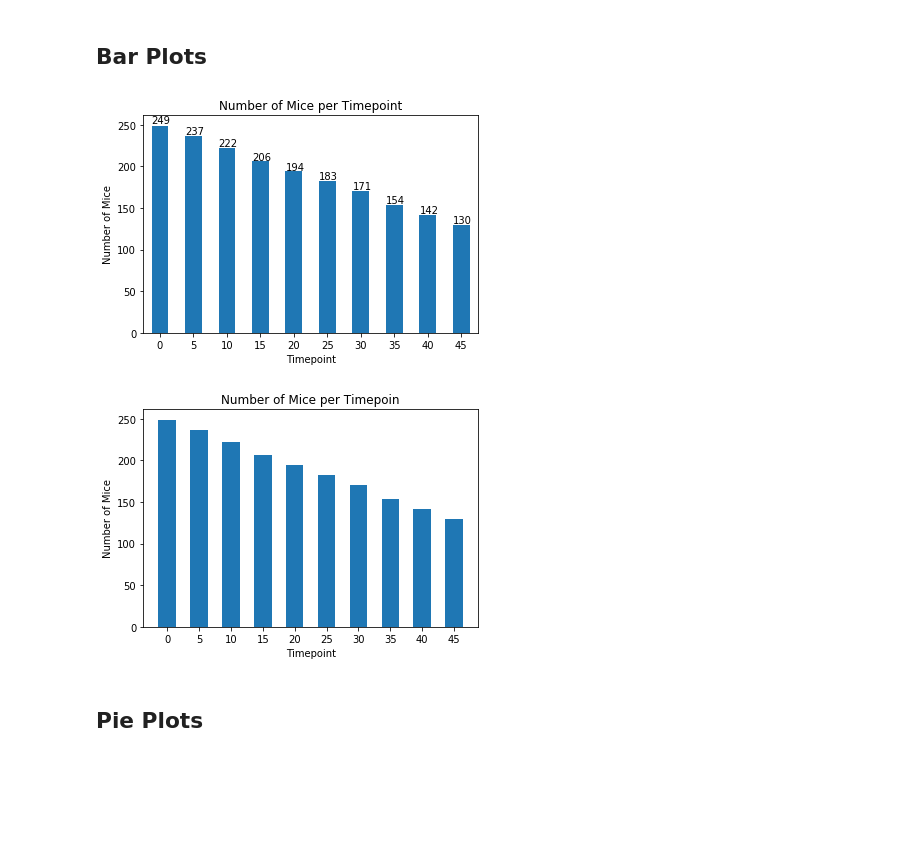
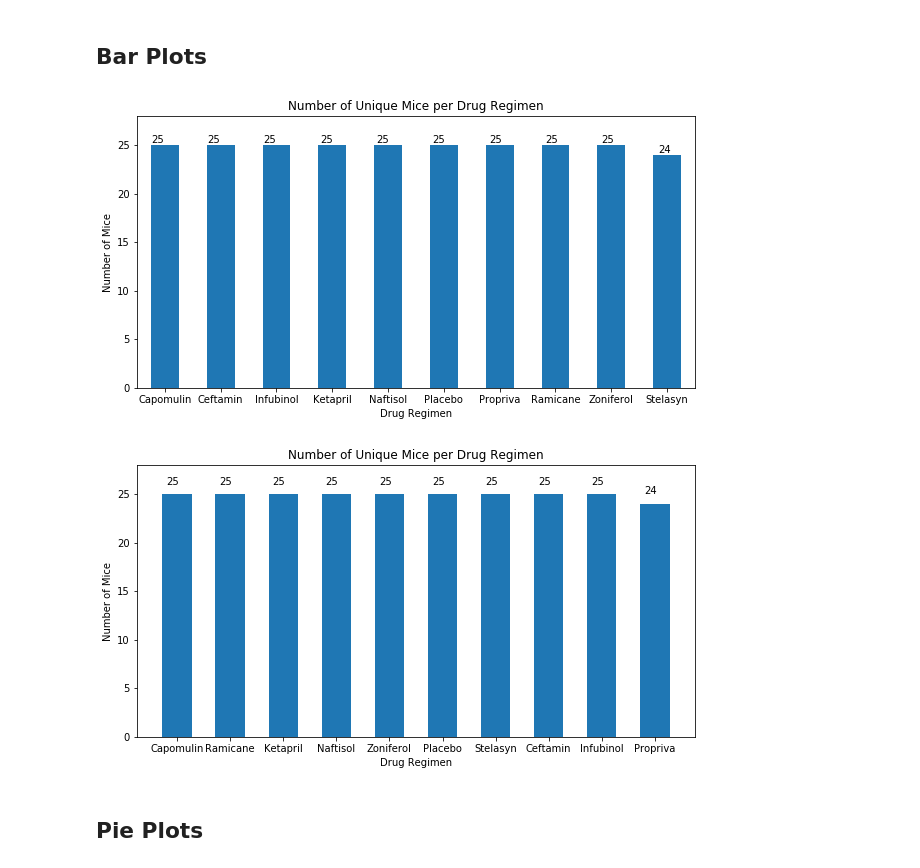
Before and after one commit to YANG007SUN/matplotlib-challenge, a Jupyter notebook: Pymaceuticals/pymaceuticals_starter.ipynb, the cells around one changed output. Cells and saved outputs as stored; diff of their text form; code cells hidden in the pictures; blank space fills up the shorter version.

```diff
--- a/Pymaceuticals/pymaceuticals_starter.ipynb
+++ b/Pymaceuticals/pymaceuticals_starter.ipynb
@@ -91,29 +104,44 @@ summary_stats_regimen
 ## Bar Plots
 # %%
 # Generate a bar plot showing the number of mice per time point for each treatment throughout the course of the study using pandas.
-num_of_count_timepoint = clean_masterdata.groupby("Timepoint").agg(count_of_mice = ("Timepoint","count"))
-num_chart = num_of_count_timepoint.plot(kind = "bar", legend = False, title = "Number of Mice per Timepoint",rot = 0)
+num_of_count_regimen = clean_masterdata.groupby("Drug Regimen").agg(count_of_mice = ("Mouse ID","nunique")).sort_values(by = "count_of_mice", ascending = False)
+num_chart = num_of_count_regimen.plot(kind = "bar", legend = False,
+                                      title = "Number of Unique Mice per Drug Regimen",
+                                      rot = 0,figsize = (10,5),ylim= (0,max(num_of_count_regimen["count_of_mice"])+3))
+
 num_chart.set_ylabel("Number of Mice")
+
 
 # getting value for each bar
 for p in num_chart.patches:
-     num_chart.annotate(str(p.get_height()), (p.get_x() * 1, p.get_height() * 1.01))
+     num_chart.annotate(str(p.get_height()), (p.get_x() * 1.01, p.get_height() * 1.01))
 
 plt.show()
 # %% [output]
-[figure, old version]
+[figure, new version]
 # %%
 # Generate a bar plot showing the number of mice per time point for each treatment throughout the course of the study using pyplot.
-timepoint_label = clean_masterdata["Timepoint"].value_counts().keys().astype(str)
-num_of_mice = clean_masterdata["Timepoint"].value_counts().values
+durg_regimen = clean_masterdata["Drug Regimen"].value_counts().keys().astype(str)
+num_of_mice = num_of_count_regimen["count_of_mice"].values
+
+plt.figure(figsize=(10,5))
 plt.bar(timepoint_label, num_of_mice, width=0.55)
-plt.xlabel("Timepoint")
+plt.xlabel("Drug Regimen")
 plt.ylabel("Number of Mice")
-plt.title("Number of Mice per Timepoin")
+plt.ylim(0,max(num_of_mice)+3)
+plt.title("Number of Unique Mice per Drug Regimen")
+
+
+# add value to the bar chart
+x_axis = -0.2
+for i in range(len(durg_regimen)):
+    plt.annotate(num_of_mice[i],(x_axis,num_of_mice[i]+1))
+    x_axis = x_axis+1
+
 
 plt.show()
 # %% [output]
-[figure, old version]
+[figure, new version]
 # %% [markdown]
 ## Pie Plots
 # %%
```
Also changed, not shown: parts of 8 cells of this notebook.
